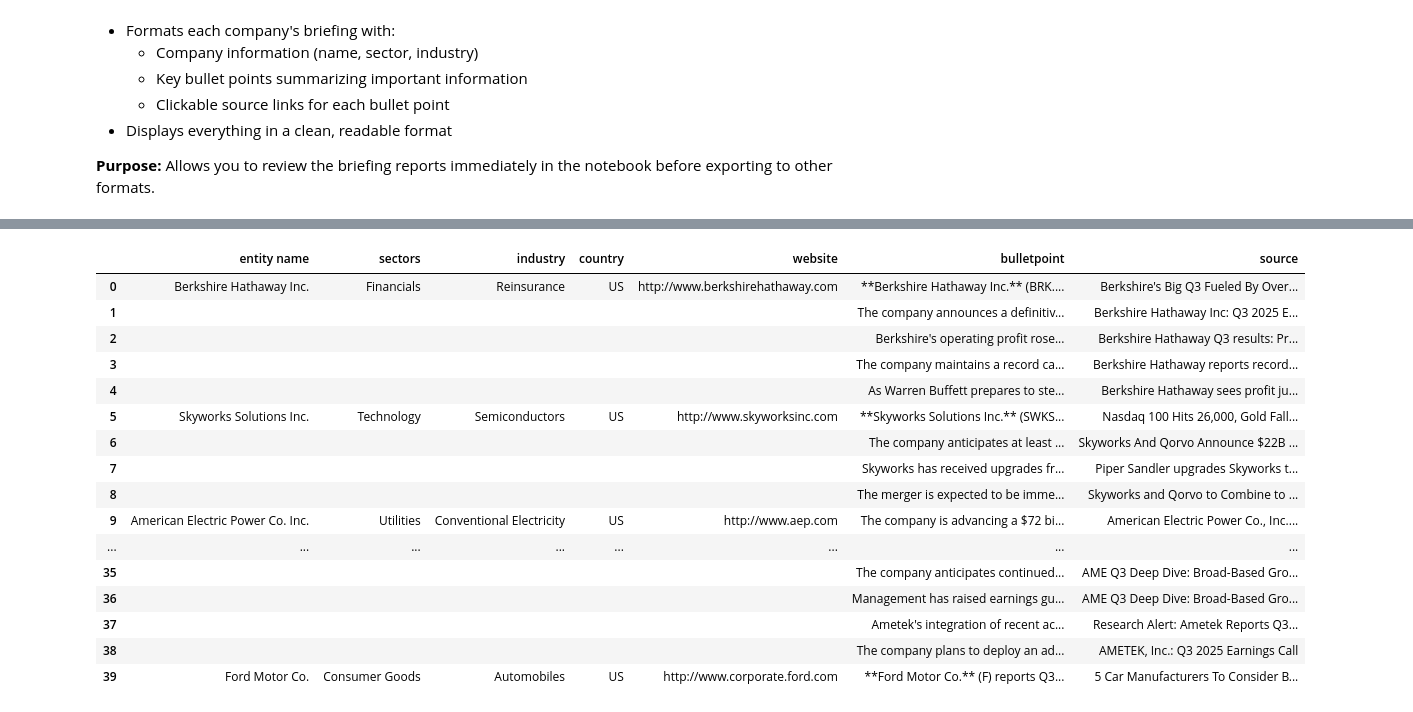
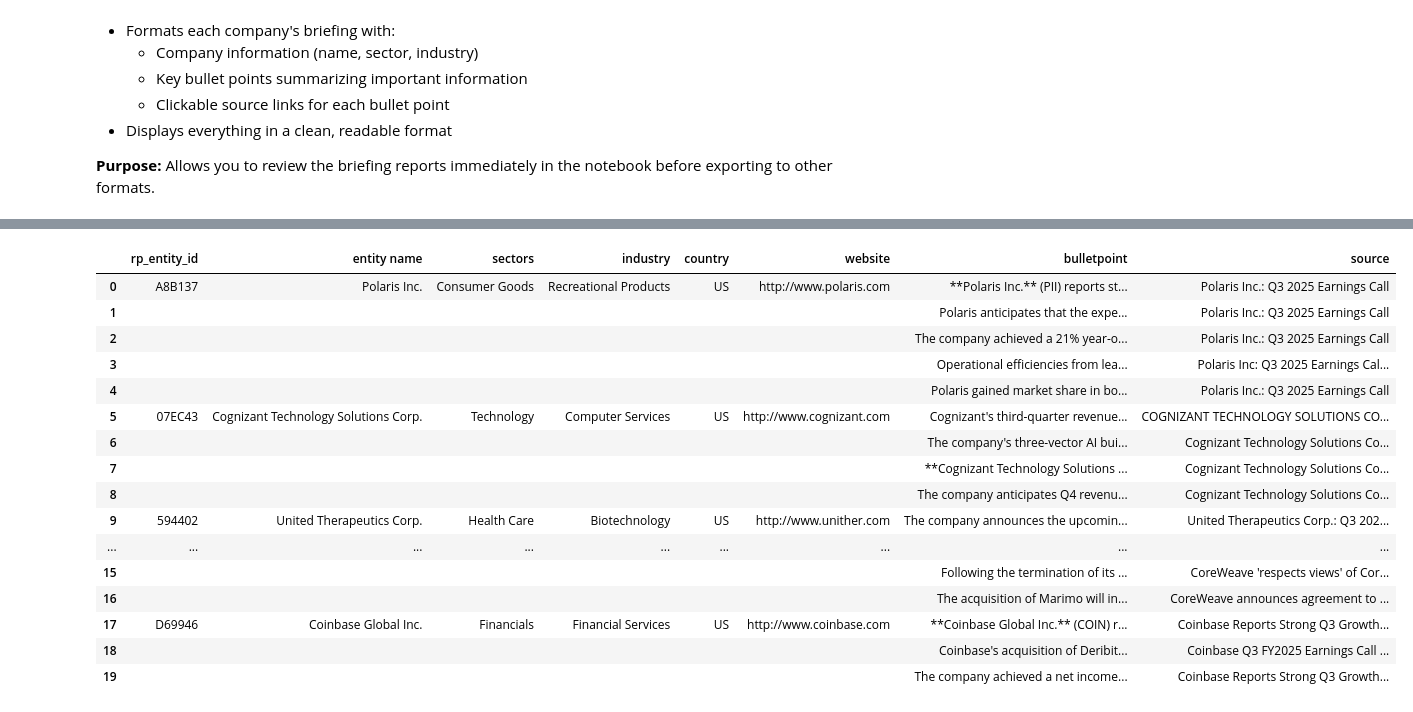
Before and after one commit to Bigdata-com/bigdata-cookbook, a Jupyter notebook: Briefs_Generation_Large_Scale/portfolio_briefs_generation.ipynb, the cells around one changed output, grey strips where cells are left out. Cells and saved outputs as stored; diff of their text form; code cells hidden in the pictures.

Commit message:
Updated to have rp_entity_id in export for large brief notebook

```diff
--- a/Briefs_Generation_Large_Scale/portfolio_briefs_generation.ipynb
+++ b/Briefs_Generation_Large_Scale/portfolio_briefs_generation.ipynb
@@ -56,11 +53,11 @@ This step defines the specific questions that will be answered for each company
 # %%
 # Build request payload (adjust dates/topics as needed)
 TOPICS = [
-    "What notable changes in {entity}'s financial performance metrics have been reported recently?",
-    "Has {entity} revised its financial or operational guidance for upcoming periods?",
-    "What significant strategic initiatives or business pivots has {entity} announced recently?",
-    "What significant contract wins, losses, or renewals has {entity} recently announced?",
-    "What significant new product launches or pipeline developments has {entity} announced?"
+    "{entity} earnings quarterly results revenue profit margins financial performance",
+    "{entity} guidance outlook forecast full year operational revision",
+    "{entity} strategic initiatives restructuring pivot M&A transformation",
+    "{entity} contract wins losses renewals RFP customer deals",
+    "{entity} new product launch pipeline R&D developments announcements",
 ]
 # %% [markdown]
 ## Step 3: Configure Batch Processing and API Settings
@@ -86,7 +83,7 @@ import requests
 import pandas as pd
 
 # Batch size, go with 50 for prd use case
-BATCH_SIZE = 500
+BATCH_SIZE = 50
 
 # Take first 100
 companies = ids
@@ -132,6 +128,12 @@ This step defines where the results will be saved. Two files are created:
 # %%
-BRIEF_SUMMARY_FILE = "briefs_request2_summaries1000.json"
-BRIEF_REPORT_FILE = "combined_briefs2_report1000.json"
+from pathlib import Path
+
+OUTPUT_DIR = Path("output")
+OUTPUT_DIR.mkdir(parents=True, exist_ok=True)
+
+BRIEF_SUMMARY_FILE = OUTPUT_DIR / "briefs_request2_summaries1000.json"
+BRIEF_REPORT_FILE = OUTPUT_DIR / "combined_briefs2_report1000.json"
+OUT_XLSX = OUTPUT_DIR / "entities_bullets_1000.xlsx"
 # %% [markdown]
 ## Step 5: Process Companies in Batches and Generate Briefs
 
@@ -195,7 +197,8 @@ for start in range(0, len(companies), BATCH_SIZE):
             "logs": getattr(e, "args", str(e)),
             "report_title": None,
             "watchlist_id": None,
-            "status": "create_failed"
+            "status": "create_failed",
+            "rp_entity_ids": list(batch),
         }
         continue
 
@@ -208,7 +211,8 @@ for start in range(0, len(companies), BATCH_SIZE):
         "logs": create_resp.get("logs") or immediate_report.get("logs"),
         "report_title": immediate_report.get("report_title") or create_resp.get("report_title"),
         "watchlist_id": immediate_report.get("watchlist_id") or create_resp.get("watchlist_id"),
-        "status": "submitted"
+        "status": "submitted",
+        "rp_entity_ids": list(batch),
     }
 
     # If no request_id, maybe synchronous response contained the report already
@@ -275,6 +279,13 @@ for start in range(0, len(companies), BATCH_SIZE):
 
     print(f"Batch {start + 1}-{start + len(batch)} completed: {len(entity_reports_chunk)} entities added.")
 
+# Ensure every entity report includes rp_entity_id (API may only send entity_id / entity_info.id)
+for er in combined_entity_reports:
+    ei = er.get("entity_info") or {}
+    rid = er.get("rp_entity_id") or er.get("entity_id") or ei.get("id")
+    if rid is not None and str(rid).strip():
+        er["rp_entity_id"] = str(rid).strip()
+
 # final combined report
 combined_report = {
     "entity_reports": combined_entity_reports,
@@ -574,7 +600,7 @@ import pandas as pd
 import json
 from IPython.display import display
 
-OUT_XLSX = "entities_bullets_1000.xlsx"
+# OUT_XLSX is set in Step 4 (under output/)
 
 source_map = source_metadata
 
@@ -584,6 +610,7 @@ link_meta = []  # parallel list of lists of urls (or None) for each row
 for e1 in entities:
     # print (e1)
     ei = e1.get("entity_info", {}) or {}
+    rp_entity_id = e1.get("rp_entity_id") or e1.get("entity_id") or ei.get("id") or ""
     name = ei.get("name") or ei.get("id") or e1.get("entity_id", "")
     sectors = ei.get("sector", "")
     industry = ei.get("industry", "")
@@ -593,6 +620,7 @@ for e1 in entities:
     bullets = e1.get("content", []) or []
     if not bullets:
         rows.append({
+            "rp_entity_id": rp_entity_id,
             "entity name": name,
             "sectors": sectors,
             "industry": industry,
@@ -623,6 +651,7 @@ for e1 in entities:
 
         if i == 0:
             rows.append({
+                "rp_entity_id": rp_entity_id,
                 "entity name": name,
                 "sectors": sectors,
                 "industry": industry,
@@ -633,6 +662,7 @@ for e1 in entities:
             })
         else:
             rows.append({
+                "rp_entity_id": "",
                 "entity name": "",
                 "sectors": "",
                 "industry": "",
@@ -645,7 +675,7 @@ for e1 in entities:
         link_meta.append([first_url])  # store first url (or [None])
 
 df_out = pd.DataFrame(rows, columns=[
-    "entity name", "sectors", "industry", "country", "website", "bulletpoint", "source"
+    "rp_entity_id", "entity name", "sectors", "industry", "country", "website", "bulletpoint", "source"
 ])
 
 # Write to Excel with first source as hyperlink (cell displays all source texts, link opens first URL)
@@ -667,5 +697,5 @@ with pd.ExcelWriter(OUT_XLSX, engine="xlsxwriter") as writer:
             worksheet.write_url(r_idx, src_col, first_url, string=display_text)
 
 print(f"Written {len(df_out)} rows to {OUT_XLSX}")
-display(df_out.head(40))
+display(df_out.head(20))
 # %% [output]
@@ -673,17 +703,17 @@ Written 2476 rows to entities_bullets_1000.xlsx
-|  | entity name | sectors | industry | country | website | bulletpoint | source |
-| 0 | Berkshire Hathaway Inc. | Financials | Reinsurance | US | http://www.berkshirehathaway.com | **Berkshire Hathaway Inc.** (BRK.... | Berkshire's Big Q3 Fueled By Over... |
-| 1 |  |  |  |  |  | The company announces a definitiv... | Berkshire Hathaway Inc: Q3 2025 E... |
-| 2 |  |  |  |  |  | Berkshire's operating profit rose... | Berkshire Hathaway Q3 results: Pr... |
-| 3 |  |  |  |  |  | The company maintains a record ca... | Berkshire Hathaway reports record... |
-| 4 |  |  |  |  |  | As Warren Buffett prepares to ste... | Berkshire Hathaway sees profit ju... |
-| 5 | Skyworks Solutions Inc. | Technology | Semiconductors | US | http://www.skyworksinc.com | **Skyworks Solutions Inc.** (SWKS... | Nasdaq 100 Hits 26,000, Gold Fall... |
-| 6 |  |  |  |  |  | The company anticipates at least ... | Skyworks And Qorvo Announce $22B ... |
-| 7 |  |  |  |  |  | Skyworks has received upgrades fr... | Piper Sandler upgrades Skyworks t... |
-| 8 |  |  |  |  |  | The merger is expected to be imme... | Skyworks and Qorvo to Combine to ... |
-| 9 | American Electric Power Co. Inc. | Utilities | Conventional Electricity | US | http://www.aep.com | The company is advancing a $72 bi... | American Electric Power Co., Inc.... |
-| ... | ... | ... | ... | ... | ... | ... | ... |
-| 35 |  |  |  |  |  | The company anticipates continued... | AME Q3 Deep Dive: Broad-Based Gro... |
-| 36 |  |  |  |  |  | Management has raised earnings gu... | AME Q3 Deep Dive: Broad-Based Gro... |
-| 37 |  |  |  |  |  | Ametek's integration of recent ac... | Research Alert: Ametek Reports Q3... |
-| 38 |  |  |  |  |  | The company plans to deploy an ad... | AMETEK, Inc.: Q3 2025 Earnings Call |
-| 39 | Ford Motor Co. | Consumer Goods | Automobiles | US | http://www.corporate.ford.com | **Ford Motor Co.** (F) reports Q3... | 5 Car Manufacturers To Consider B... |
+|  | rp_entity_id | entity name | sectors | industry | country | website | bulletpoint | source |
+| 0 | A8B137 | Polaris Inc. | Consumer Goods | Recreational Products | US | http://www.polaris.com | **Polaris Inc.** (PII) reports st... | Polaris Inc.: Q3 2025 Earnings Call |
+| 1 |  |  |  |  |  |  | Polaris anticipates that the expe... | Polaris Inc.: Q3 2025 Earnings Call |
+| 2 |  |  |  |  |  |  | The company achieved a 21% year-o... | Polaris Inc.: Q3 2025 Earnings Call |
+| 3 |  |  |  |  |  |  | Operational efficiencies from lea... | Polaris Inc: Q3 2025 Earnings Cal... |
+| 4 |  |  |  |  |  |  | Polaris gained market share in bo... | Polaris Inc.: Q3 2025 Earnings Call |
+| 5 | 07EC43 | Cognizant Technology Solutions Corp. | Technology | Computer Services | US | http://www.cognizant.com | Cognizant's third-quarter revenue... | COGNIZANT TECHNOLOGY SOLUTIONS CO... |
+| 6 |  |  |  |  |  |  | The company's three-vector AI bui... | Cognizant Technology Solutions Co... |
+| 7 |  |  |  |  |  |  | **Cognizant Technology Solutions ... | Cognizant Technology Solutions Co... |
+| 8 |  |  |  |  |  |  | The company anticipates Q4 revenu... | Cognizant Technology Solutions Co... |
+| 9 | 594402 | United Therapeutics Corp. | Health Care | Biotechnology | US | http://www.unither.com | The company announces the upcomin... | United Therapeutics Corp.: Q3 202... |
+| ... | ... | ... | ... | ... | ... | ... | ... | ... |
+| 15 |  |  |  |  |  |  | Following the termination of its ... | CoreWeave 'respects views' of Cor... |
+| 16 |  |  |  |  |  |  | The acquisition of Marimo will in... | CoreWeave announces agreement to ... |
+| 17 | D69946 | Coinbase Global Inc. | Financials | Financial Services | US | http://www.coinbase.com | **Coinbase Global Inc.** (COIN) r... | Coinbase Reports Strong Q3 Growth... |
+| 18 |  |  |  |  |  |  | Coinbase's acquisition of Deribit... | Coinbase Q3 FY2025 Earnings Call ... |
+| 19 |  |  |  |  |  |  | The company achieved a net income... | Coinbase Reports Strong Q3 Growth... |
```
Also changed, not shown: parts of 13 cells of this notebook, 1 other file.
